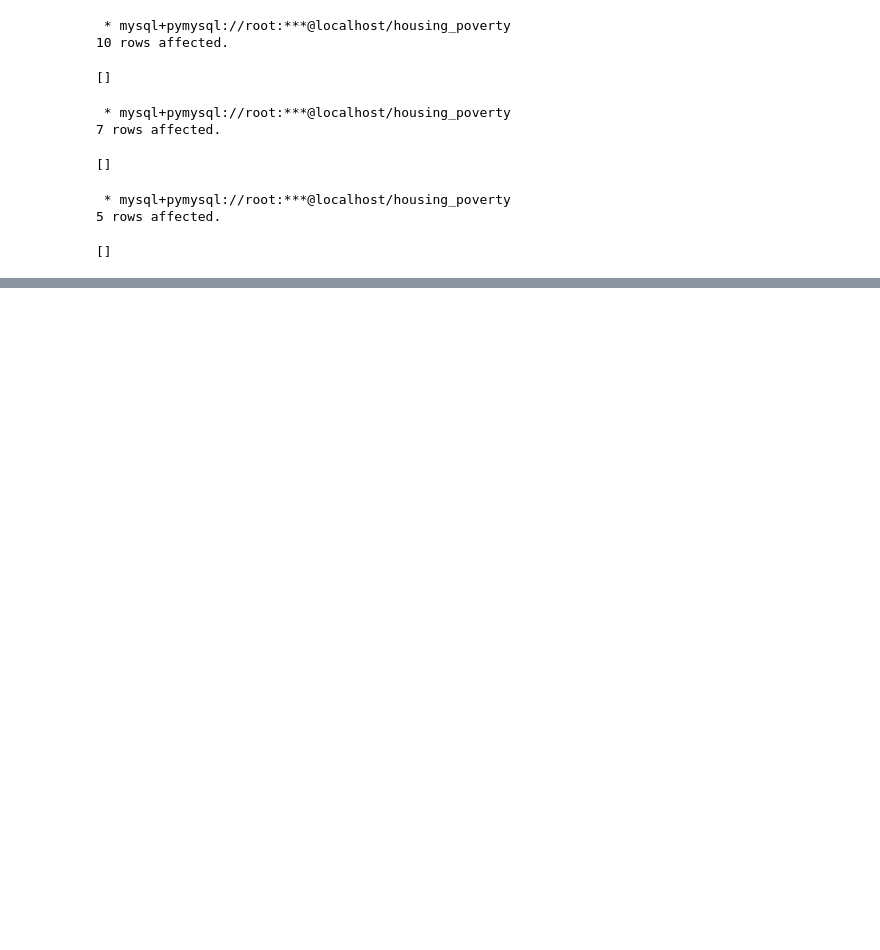
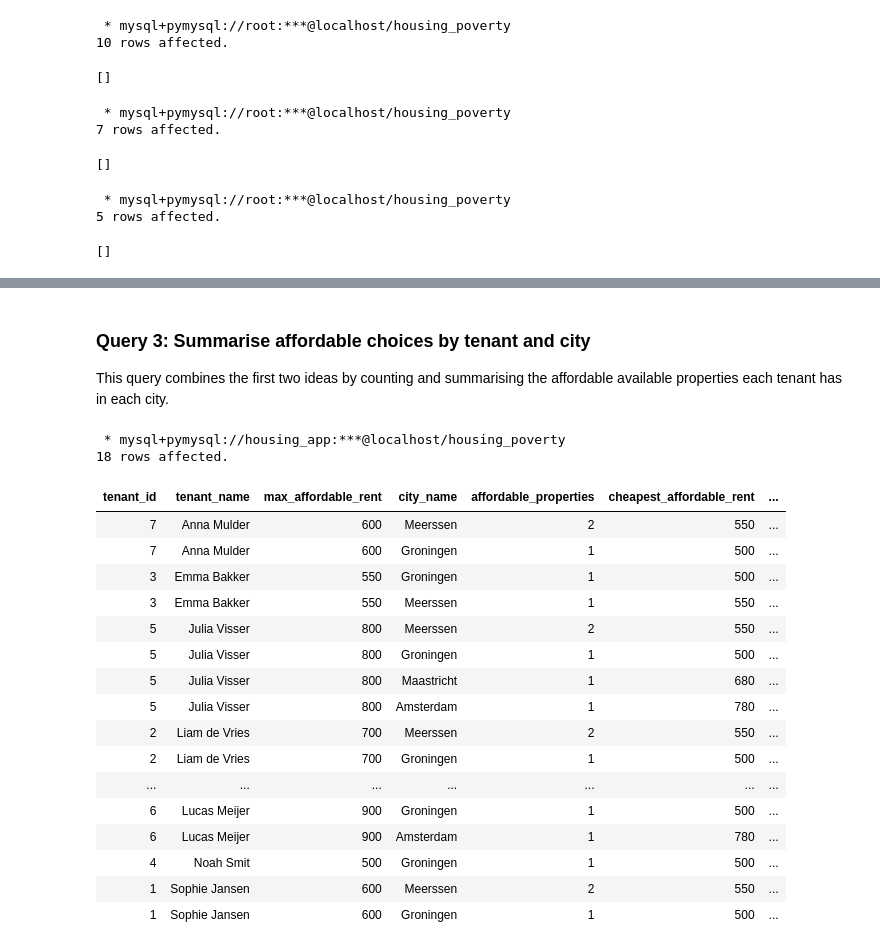
Before and after one commit to MedinaAlv/Databases_Assignment, a Jupyter notebook: database.ipynb, the cells around one changed output, grey strips where cells are left out. Drawn from its saved outputs; the diff is of its cells as text; code cells hidden in the pictures; blank space fills up the shorter version.

```diff
--- a/database.ipynb
+++ b/database.ipynb
@@ -341,0 +418,47 @@ VALUES
+# %% [markdown]
+### Query 3: Summarise affordable choices by tenant and city
+
+This query combines the first two ideas by counting and summarising the affordable available properties each tenant has in each city.
+# %%
+%%sql
+SELECT
+    ep.tenant_id,
+    CONCAT(p.first_name, ' ', p.last_name) AS tenant_name,
+    ep.max_affordable_rent,
+    c.city_name,
+    COUNT(h.house_id) AS affordable_properties,
+    MIN(h.monthly_rent) AS cheapest_affordable_rent,
+    ROUND(AVG(h.monthly_rent), 2) AS average_affordable_rent
+FROM Eligibility_Profile AS ep
+JOIN Person AS p
+    ON p.person_id = ep.tenant_id
+JOIN House AS h
+    ON h.availability_status = 'available'
+   AND h.monthly_rent <= ep.max_affordable_rent
+JOIN City AS c
+    ON c.city_id = h.city_id
+GROUP BY
+    ep.tenant_id, p.first_name, p.last_name,
+    ep.max_affordable_rent, c.city_id, c.city_name
+HAVING COUNT(h.house_id) > 0
+ORDER BY tenant_name, affordable_properties DESC, average_affordable_rent;
+# %% [output]
+ * mysql+pymysql://housing_app:***@localhost/housing_poverty
+18 rows affected.
+| tenant_id | tenant_name | max_affordable_rent | city_name | affordable_properties | cheapest_affordable_rent | ... |
+| 7 | Anna Mulder | 600 | Meerssen | 2 | 550 | ... |
+| 7 | Anna Mulder | 600 | Groningen | 1 | 500 | ... |
+| 3 | Emma Bakker | 550 | Groningen | 1 | 500 | ... |
+| 3 | Emma Bakker | 550 | Meerssen | 1 | 550 | ... |
+| 5 | Julia Visser | 800 | Meerssen | 2 | 550 | ... |
+| 5 | Julia Visser | 800 | Groningen | 1 | 500 | ... |
+| 5 | Julia Visser | 800 | Maastricht | 1 | 680 | ... |
+| 5 | Julia Visser | 800 | Amsterdam | 1 | 780 | ... |
+| 2 | Liam de Vries | 700 | Meerssen | 2 | 550 | ... |
+| 2 | Liam de Vries | 700 | Groningen | 1 | 500 | ... |
+| ... | ... | ... | ... | ... | ... | ... |
+| 6 | Lucas Meijer | 900 | Groningen | 1 | 500 | ... |
+| 6 | Lucas Meijer | 900 | Amsterdam | 1 | 780 | ... |
+| 4 | Noah Smit | 500 | Groningen | 1 | 500 | ... |
+| 1 | Sophie Jansen | 600 | Meerssen | 2 | 550 | ... |
+| 1 | Sophie Jansen | 600 | Groningen | 1 | 500 | ... |
```
Also changed, not shown: parts of 5 cells of this notebook.
